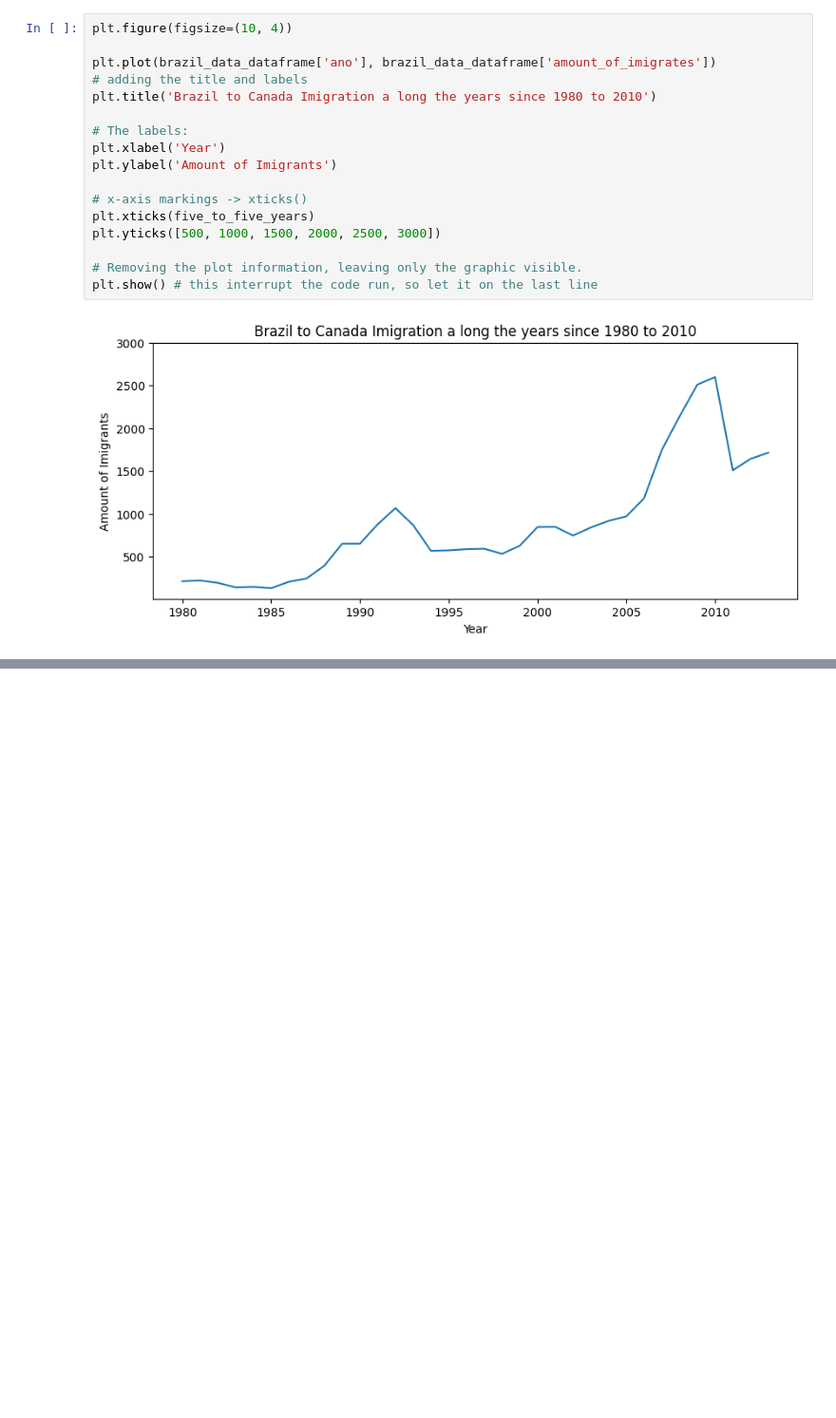
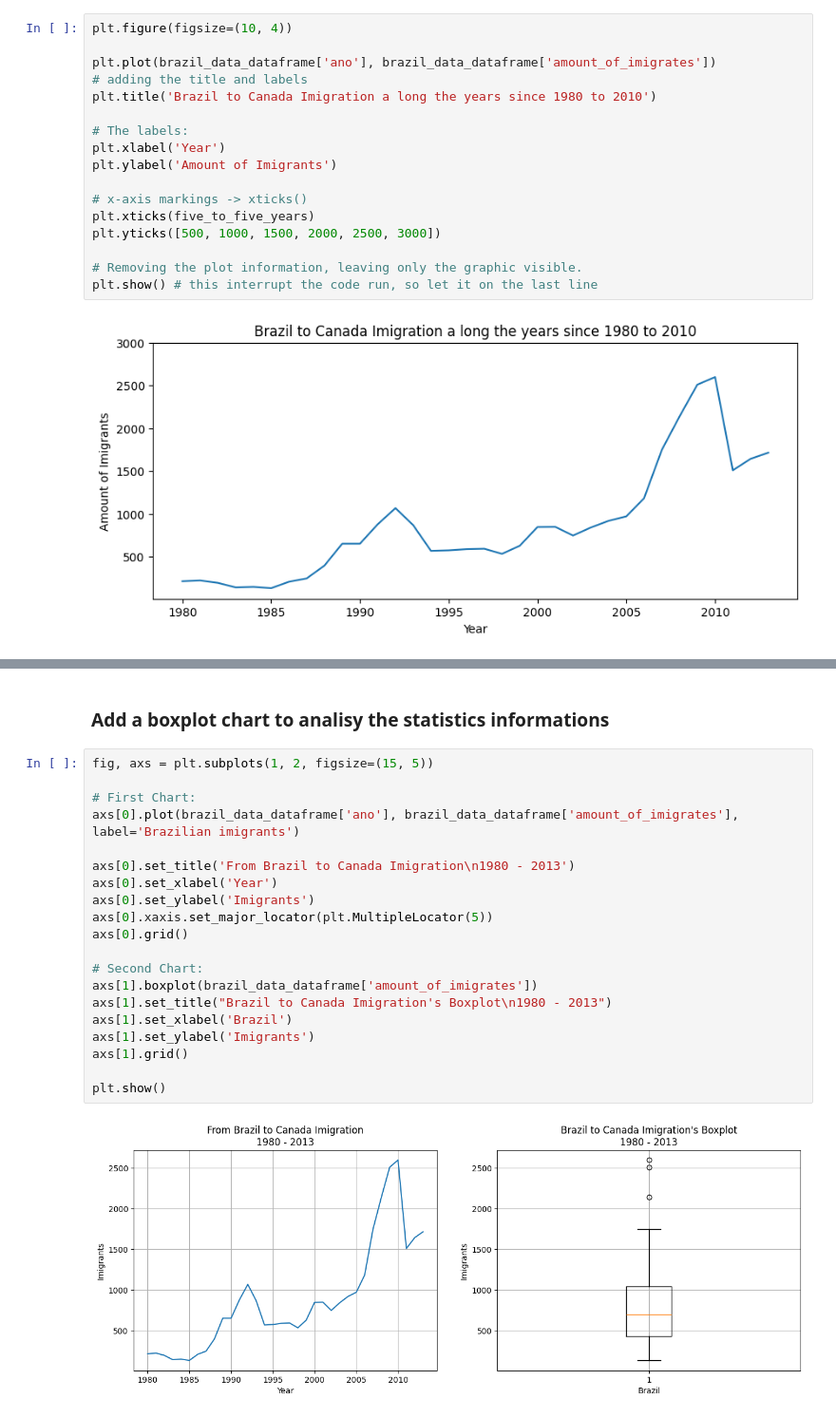
Before and after one commit to feliperrgama/brazil_to_canada_imigration_analisys, a Jupyter notebook: notebook/01_main_notebook.ipynb, the cells around one changed output, grey strips where cells are left out. Shown at 95% size. Saved outputs shown, nothing was run; the diff lists cells and outputs as text; blank space fills up the shorter version.

```diff
--- a/notebook/01_main_notebook.ipynb
+++ b/notebook/01_main_notebook.ipynb
@@ -202,0 +224,24 @@ plt.show() # this interrupt the code run, so let it on the last line
+# %% [markdown]
+### Add a boxplot chart to analisy the statistics informations
+# %%
+fig, axs = plt.subplots(1, 2, figsize=(15, 5))
+
+# First Chart:
+axs[0].plot(brazil_data_dataframe['ano'], brazil_data_dataframe['amount_of_imigrates'], label='Brazilian imigrants')
+
+axs[0].set_title('From Brazil to Canada Imigration\n1980 - 2013')
+axs[0].set_xlabel('Year')
+axs[0].set_ylabel('Imigrants')
+axs[0].xaxis.set_major_locator(plt.MultipleLocator(5))
+axs[0].grid()
+
+# Second Chart:
+axs[1].boxplot(brazil_data_dataframe['amount_of_imigrates'])
+axs[1].set_title("Brazil to Canada Imigration's Boxplot\n1980 - 2013")
+axs[1].set_xlabel('Brazil')
+axs[1].set_ylabel('Imigrants')
+axs[1].grid()
+
+plt.show()
+# %% [output]
+[figure, added]
```
Also changed, not shown: parts of 3 cells of this notebook.
